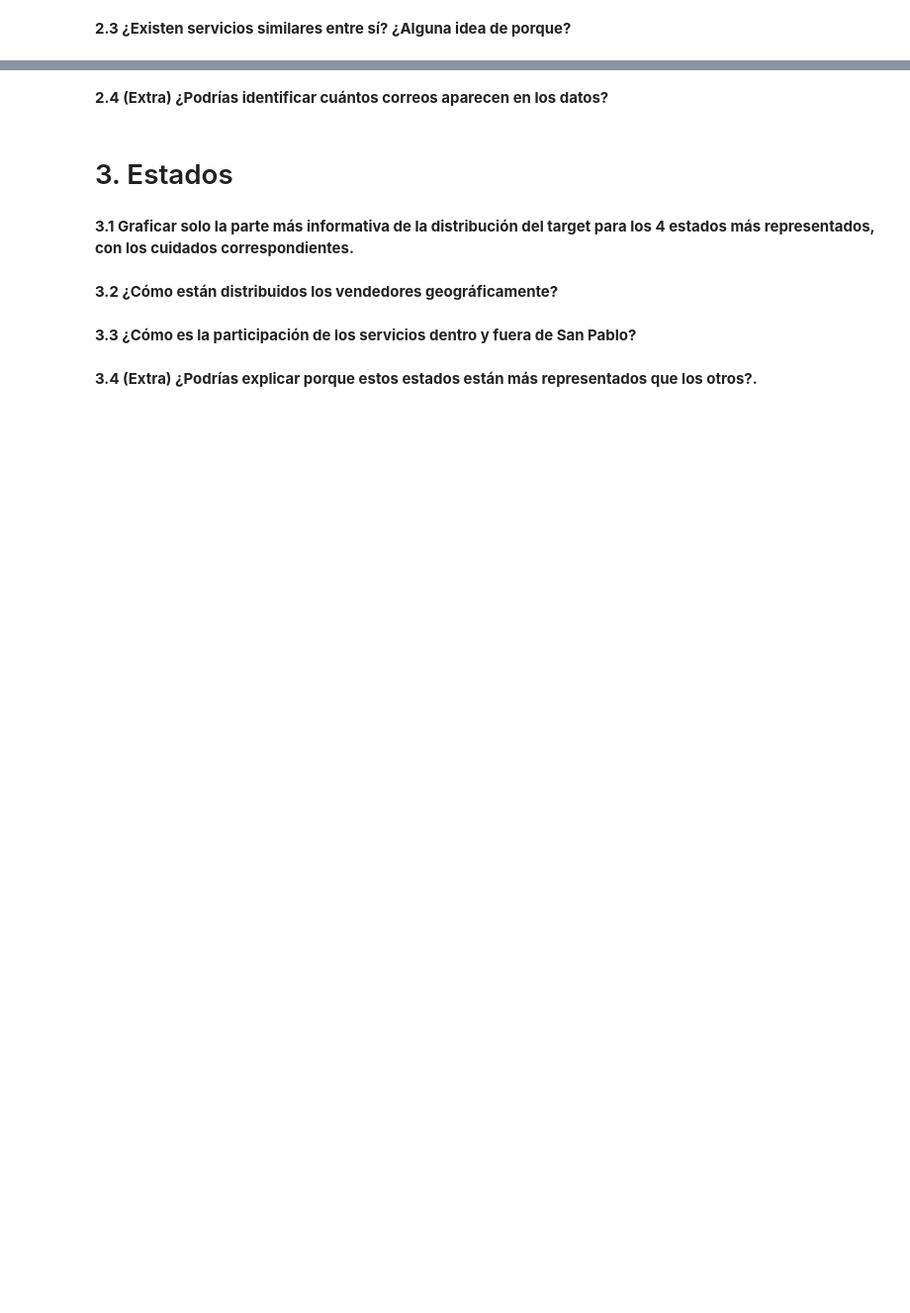
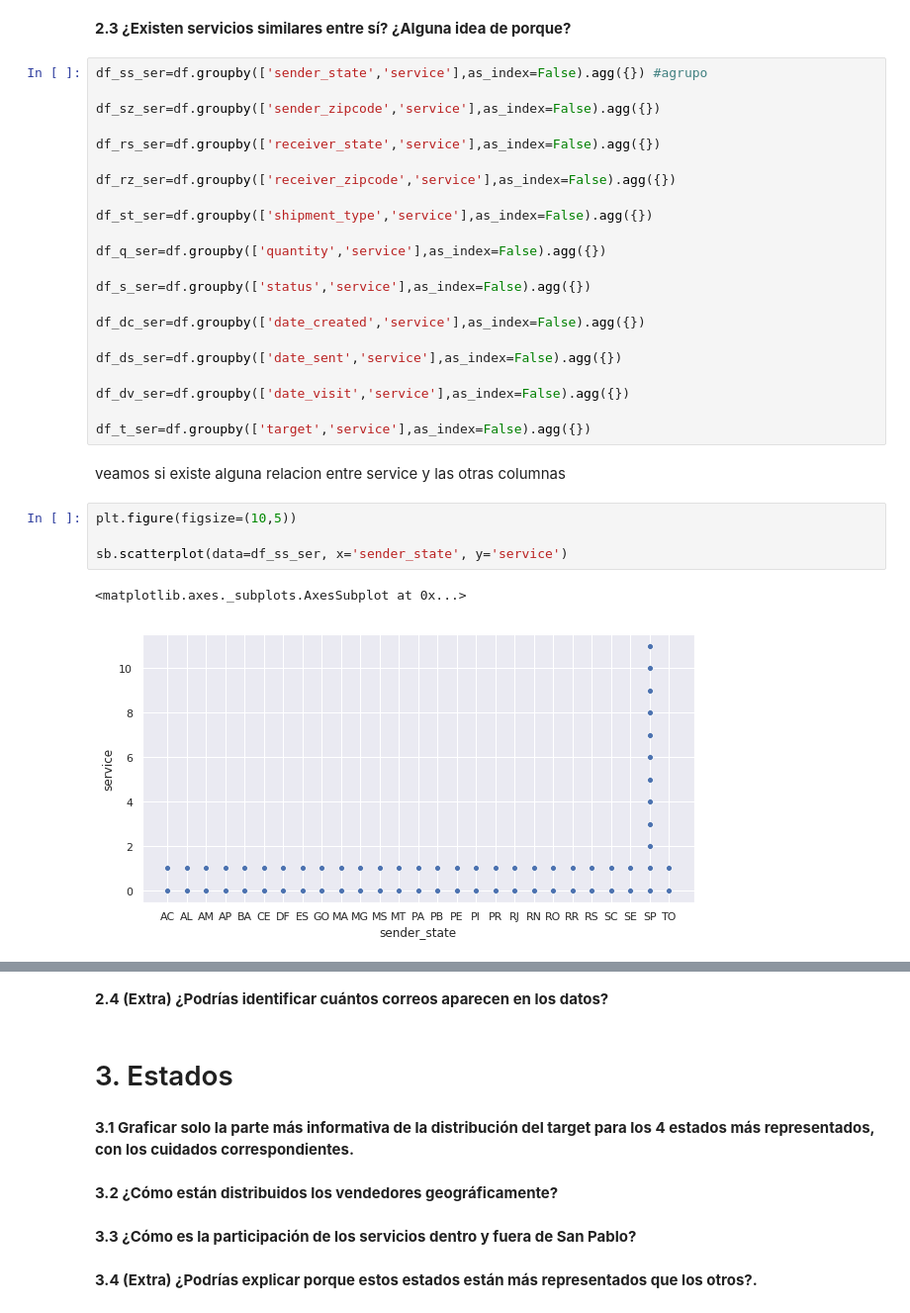
Before and after one commit to manquius/series_temporales, a Jupyter notebook: Practico1.ipynb, the cells around one changed output, grey strips where cells are left out. Shown at 99% size. Drawn from its saved outputs; the diff is of its cells as text; blank space fills up the shorter version.

```diff
--- a/Practico1.ipynb
+++ b/Practico1.ipynb
@@ -629,2 +722,33 @@ servicios más representados, con los cuidados correspondientes.**
 # %% [markdown]
 **2.3 ¿Existen servicios similares entre sí? ¿Alguna idea de porque?**
+# %%
+df_ss_ser=df.groupby(['sender_state','service'],as_index=False).agg({}) #agrupo
+
+df_sz_ser=df.groupby(['sender_zipcode','service'],as_index=False).agg({})
+
+df_rs_ser=df.groupby(['receiver_state','service'],as_index=False).agg({})
+
+df_rz_ser=df.groupby(['receiver_zipcode','service'],as_index=False).agg({})
+
+df_st_ser=df.groupby(['shipment_type','service'],as_index=False).agg({})
+
+df_q_ser=df.groupby(['quantity','service'],as_index=False).agg({})
+
+df_s_ser=df.groupby(['status','service'],as_index=False).agg({})
+
+df_dc_ser=df.groupby(['date_created','service'],as_index=False).agg({})
+
+df_ds_ser=df.groupby(['date_sent','service'],as_index=False).agg({})
+
+df_dv_ser=df.groupby(['date_visit','service'],as_index=False).agg({})
+
+df_t_ser=df.groupby(['target','service'],as_index=False).agg({})
+# %% [markdown]
+veamos si existe alguna relacion entre service y las otras columnas
+# %%
+plt.figure(figsize=(10,5))
+
+sb.scatterplot(data=df_ss_ser, x='sender_state', y='service')
+# %% [output]
+<matplotlib.axes._subplots.AxesSubplot at 0x...>
+[figure, added]
```
Also changed, not shown: parts of 20 cells of this notebook.
